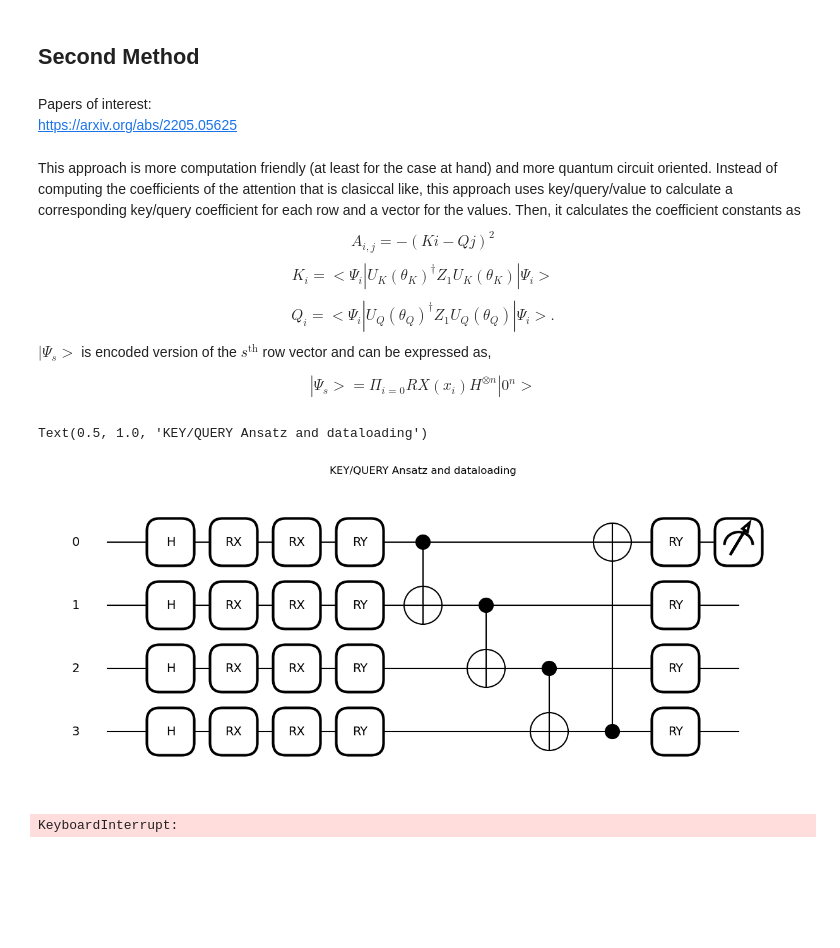
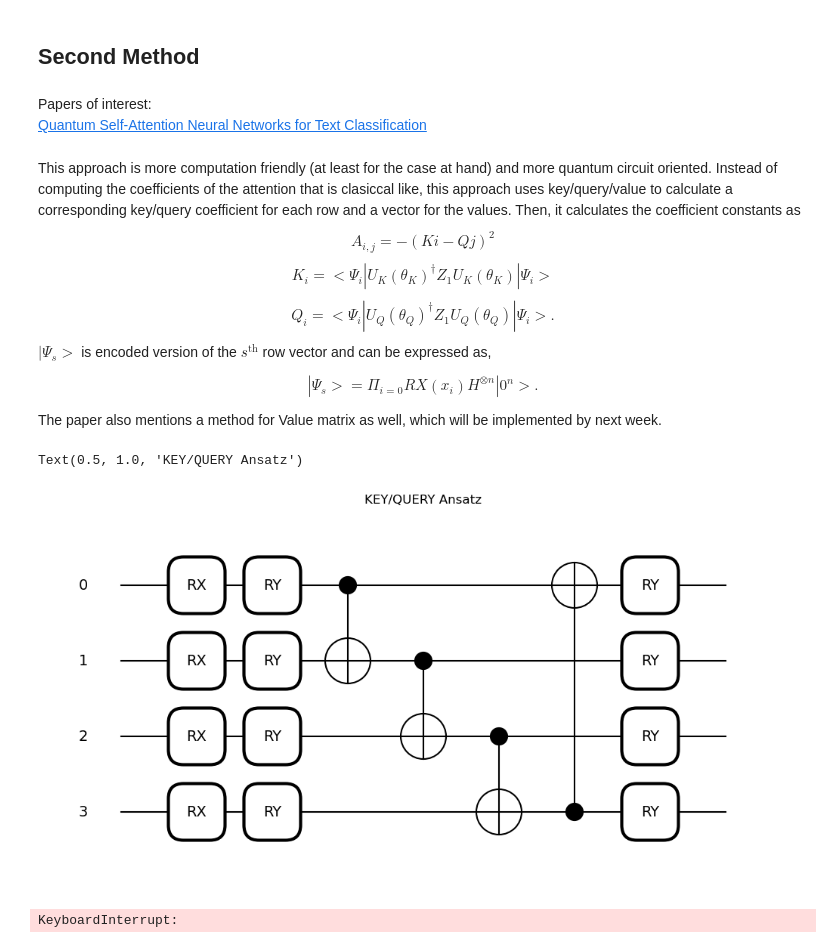
Before and after one commit to EyupBunlu/QViT_HEP_ML4Sci, a Jupyter notebook: Introduction.ipynb, the cells around one changed output. Drawn from its saved outputs; the diff is of its cells as text; code cells hidden in the pictures; blank space fills up the shorter version.

```diff
--- a/Introduction.ipynb
+++ b/Introduction.ipynb
@@ -264,7 +269,7 @@ KeyboardInterrupt:
 ## Second Method
 # %% [markdown]
 Papers of interest:\
-https://arxiv.org/abs/2205.05625
+[Quantum Self-Attention Neural Networks for Text Classification](https://arxiv.org/abs/2205.05625)
 # %% [markdown]
 This approach is more computation friendly (at least for the case at hand) and more quantum circuit oriented. Instead of computing the coefficients of the attention that is clasiccal like, this approach uses key/query/value to calculate a corresponding key/query coefficient for each row and a vector for the values. Then, it calculates the coefficient constants as
 $$A_{i,j} = -(K{i}-Q{j})^2 $$
@@ -272,17 +277,19 @@ $$K_{i} = <\Psi_i|U_K(\theta_K)^\dagger Z_1 U_K(\theta_K) |\Psi_i>  $$
 $$Q_{i} = <\Psi_i|U_Q(\theta_Q)^\dagger Z_1 U_Q(\theta_Q) |\Psi_i>. $$
 $|\Psi_s>$ is encoded version of the $s^{\text{th}}$ row vector and can be expressed as,
 
-$$|\Psi_s> = \Pi_{i=0} RX(x_i) H^{\otimes n} |0^n>$$
+$$|\Psi_s> = \Pi_{i=0} RX(x_i) H^{\otimes n} |0^n>.$$
+
+The paper also mentions a method for Value matrix as well, which will be implemented by next week.
 # %%
 n_wires= 4
 wires = list(range(n_wires))
 phi = torch.rand(n_wires,4).flatten()
 data = torch.rand(3,n_wires)
-qml.draw_mpl(measure_query_key,wire_order=(list(range(n_wires))))(data,phi)
-plt.title('KEY/QUERY Ansatz and dataloading')
+qml.draw_mpl(qkv_ansatz,wire_order=(list(range(n_wires))))(data,phi)
+plt.title('KEY/QUERY Ansatz')
 # %% [output]
-Text(0.5, 1.0, 'KEY/QUERY Ansatz and dataloading')
+Text(0.5, 1.0, 'KEY/QUERY Ansatz')
-[figure, old version]
+[figure, new version]
 # %%
 mnist_trainset = MNIST(root='./data', train=True, download=True)
 n,d= 14,14
```
Also changed, not shown: parts of 2 cells of this notebook.
